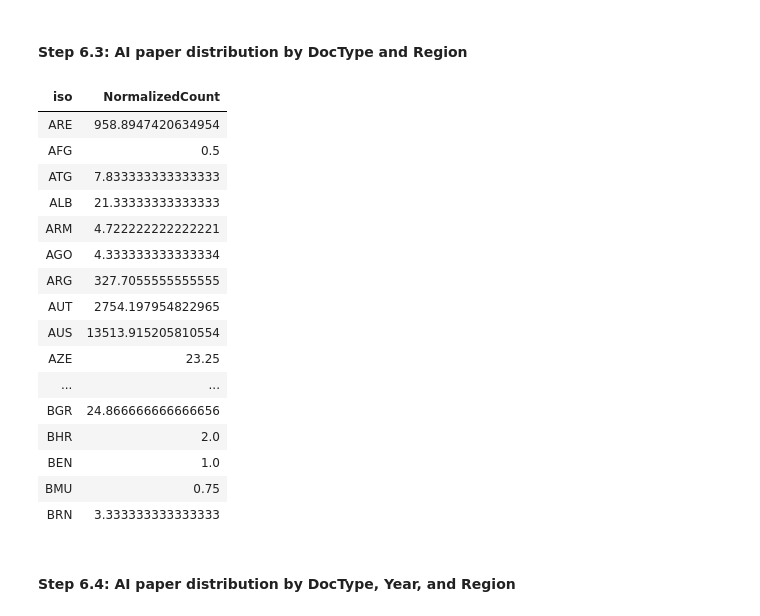
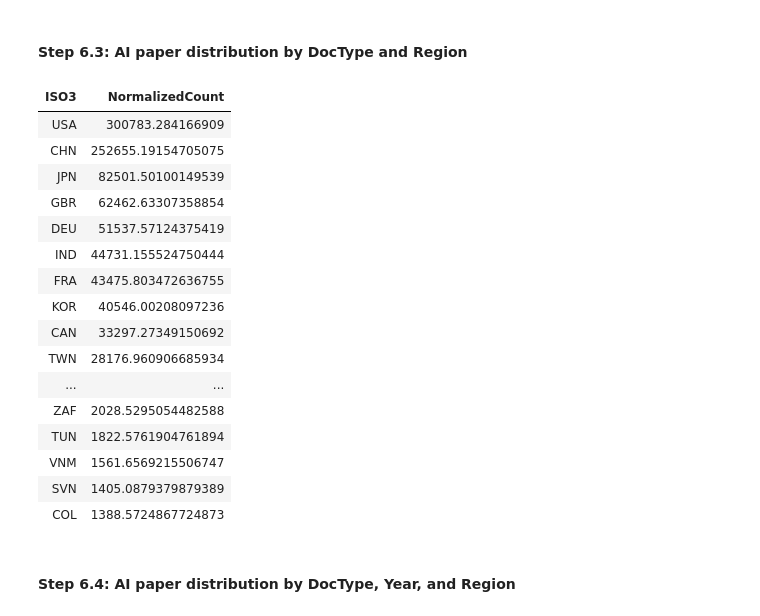
Before and after one commit to xieb0001/microsoft-academic-graph-pyspark-samples, a Jupyter notebook: src/AIIndex.ipynb, the cells around one changed output. Saved outputs shown, nothing was run; the diff lists cells and outputs as text; code cells hidden in the pictures.

```diff
--- a/src/AIIndex.ipynb
+++ b/src/AIIndex.ipynb
@@ -221,44 +221,51 @@ display(YearCount)
 # %%
 # Count AI papers by DocType and Region
 RegionCountPd = AIPaperRegionNormalized.groupby(['DocType', 'Region']).agg({'PaperId':[('RowCount','nunique')], 'NormalizedPaperCount':[('NormalizedCount','sum')], 'NormalizedCitation':[('NormalizedCitationCount','sum')]})
 RegionCountPd.columns = RegionCountPd.columns.get_level_values(1)
 RegionCountPd = RegionCountPd.reset_index()
 
 # convert back to Spark Dataframe to utilize the world map plot
 RegionCount = spark.createDataFrame(RegionCountPd)
 
 iso2_to_iso3 = F.udf(lambda x: pc.countries.get(alpha_2 =x).alpha_3 if x != 'Unknown' else x, StringType())
-RegionCount = RegionCount.withColumn('iso', iso2_to_iso3(RegionCount.Region))
+RegionCount = RegionCount.withColumn('ISO3', iso2_to_iso3(RegionCount.Region))
 
-iso3Count = RegionCount.where(RegionCount.iso != 'Unknown') \
-  .select(RegionCount.iso, RegionCount.NormalizedCount)
+iso3Count = RegionCount \
+  .where(RegionCount.ISO3 != 'Unknown') \
+  .select(RegionCount.ISO3, RegionCount.NormalizedCount) \
+  .groupBy(RegionCount.ISO3) \
+  .sum('NormalizedCount') \
+  .withColumnRenamed('sum(NormalizedCount)','NormalizedCount')
 
 # Utilize databrick "display" function to visualize the iso3Count DataFrame in map.
 # Once this cell finishes running, set Plot Options to:
 #  Display type: World map
 #  Plot Options:
-#    Keys: iso
-#    Values: PaperId
+#    Keys: ISO3
+#    Values: NormalizedCount
 #    Aggregation: SUM
-display(iso3Count)
+display(iso3Count.orderBy(F.desc('NormalizedCount')).take(50))
+
+# Save to Azure blob for further analysis if needed
+ASU.save(iso3Count,'AIIndex/AIPaperDistributionByISO3.tsv', coalesce=True)
 # %% [output]
-| iso | NormalizedCount |
-| ARE | 958.8947420634954 |
-| AFG | 0.5 |
-| ATG | 7.833333333333333 |
-| ALB | 21.33333333333333 |
-| ARM | 4.722222222222221 |
-| AGO | 4.333333333333334 |
-| ARG | 327.7055555555555 |
-| AUT | 2754.197954822965 |
-| AUS | 13513.915205810554 |
-| AZE | 23.25 |
+| ISO3 | NormalizedCount |
+| USA | 300783.284166909 |
+| CHN | 252655.19154705075 |
+| JPN | 82501.50100149539 |
+| GBR | 62462.63307358854 |
+| DEU | 51537.57124375419 |
+| IND | 44731.155524750444 |
+| FRA | 43475.803472636755 |
+| KOR | 40546.00208097236 |
+| CAN | 33297.27349150692 |
+| TWN | 28176.960906685934 |
 | ... | ... |
-| BGR | 24.866666666666656 |
-| BHR | 2.0 |
-| BEN | 1.0 |
-| BMU | 0.75 |
-| BRN | 3.333333333333333 |
+| ZAF | 2028.5295054482588 |
+| TUN | 1822.5761904761894 |
+| VNM | 1561.6569215506747 |
+| SVN | 1405.0879379879389 |
+| COL | 1388.5724867724873 |
 # %% [markdown]
 #### Step 6.4: AI paper distribution by DocType, Year, and Region
 # %%
```
